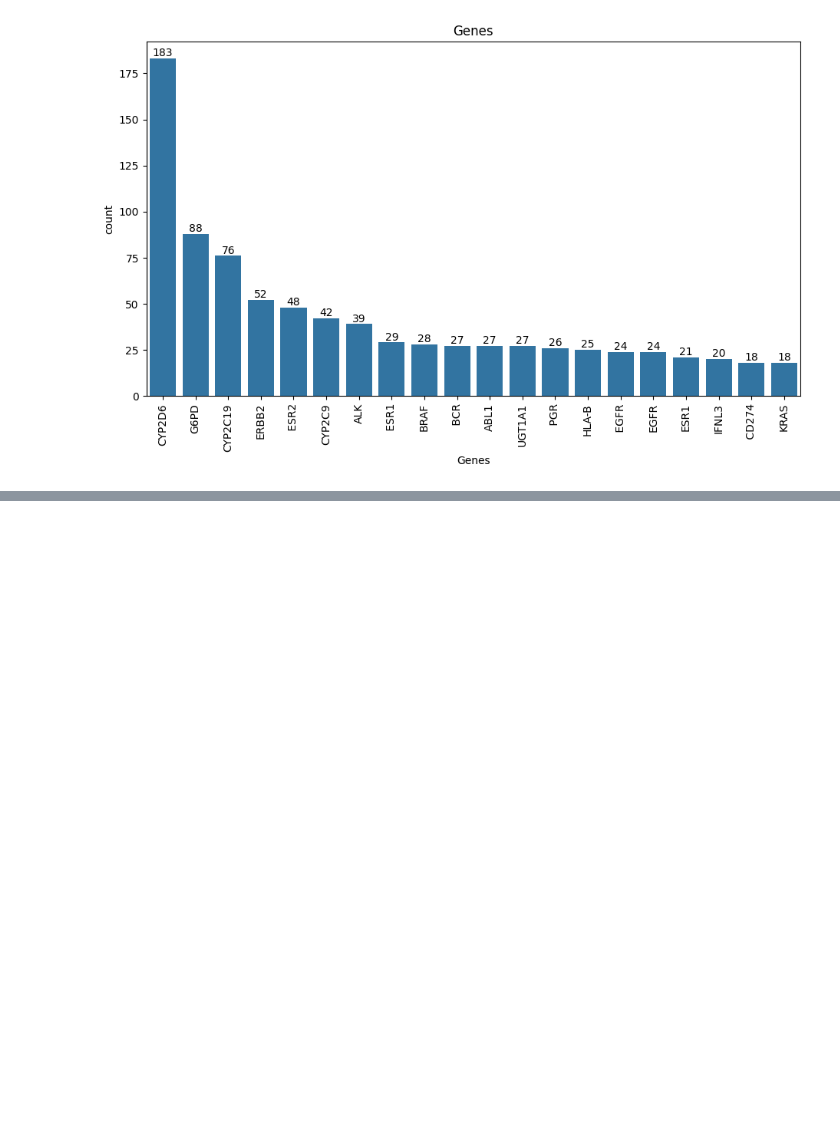
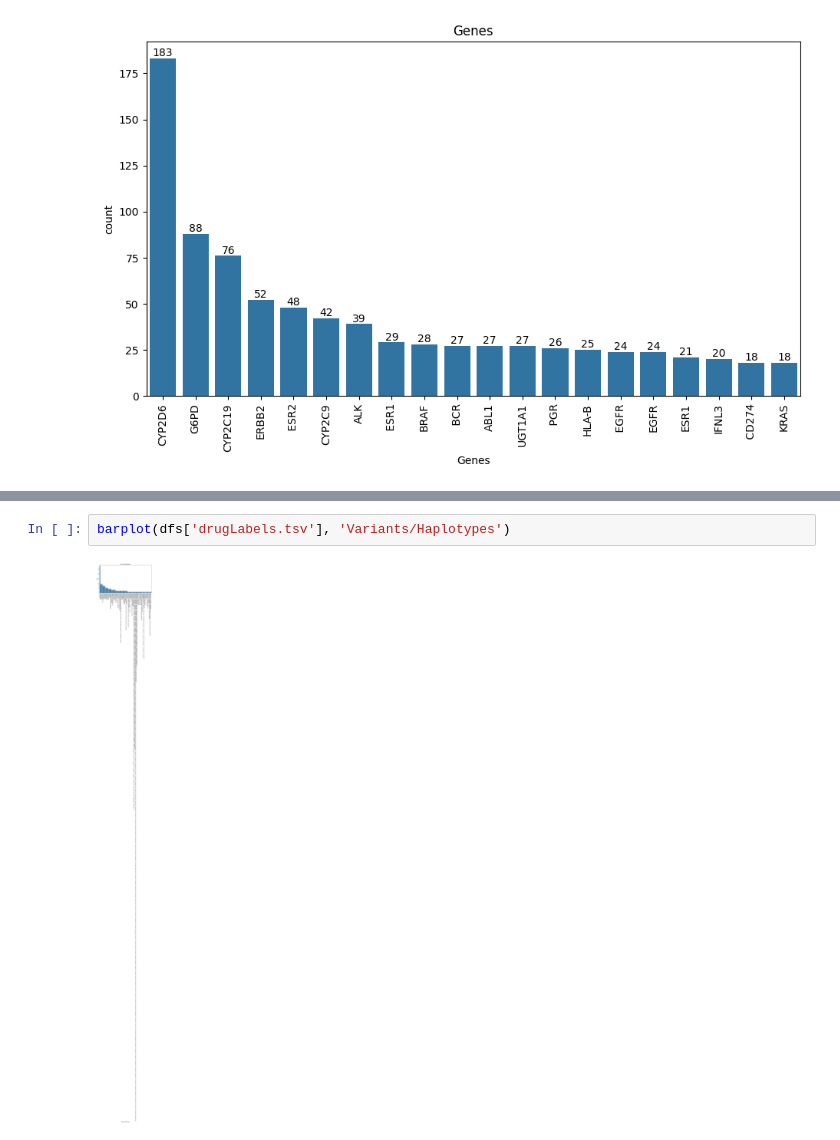
Before and after one commit to IISAS/aipology_data, a Jupyter notebook: data_pharmgkb_druh_label_annotations.ipynb, the cells around one changed output, grey strips where cells are left out. Drawn from its saved outputs; the diff is of its cells as text; blank space fills up the shorter version.

```diff
--- a/data_pharmgkb_druh_label_annotations.ipynb
+++ b/data_pharmgkb_druh_label_annotations.ipynb
@@ -173,0 +187,4 @@ df_genes.describe()
+# %%
+barplot(dfs['drugLabels.tsv'], 'Variants/Haplotypes')
+# %% [output]
+[figure, added]
```
Also changed, not shown: parts of 3 cells of this notebook.
